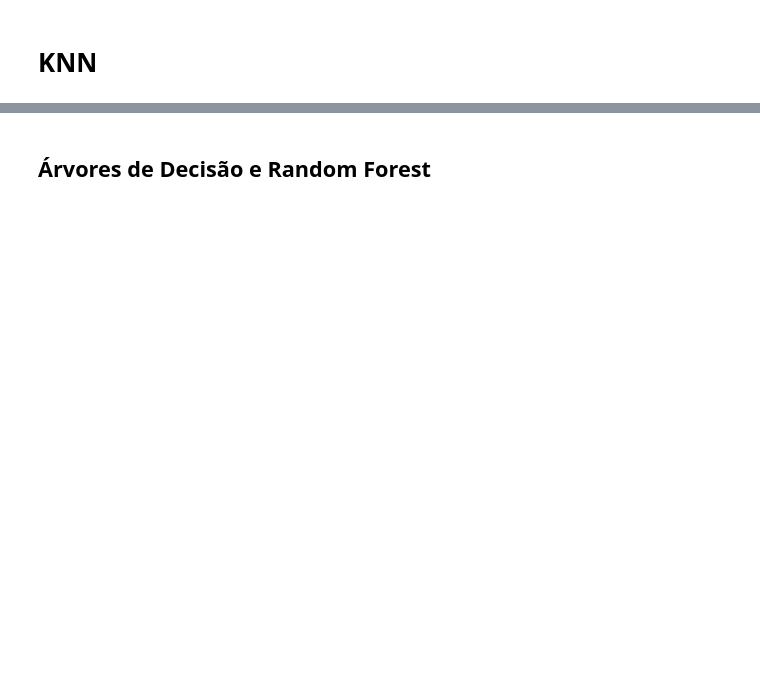
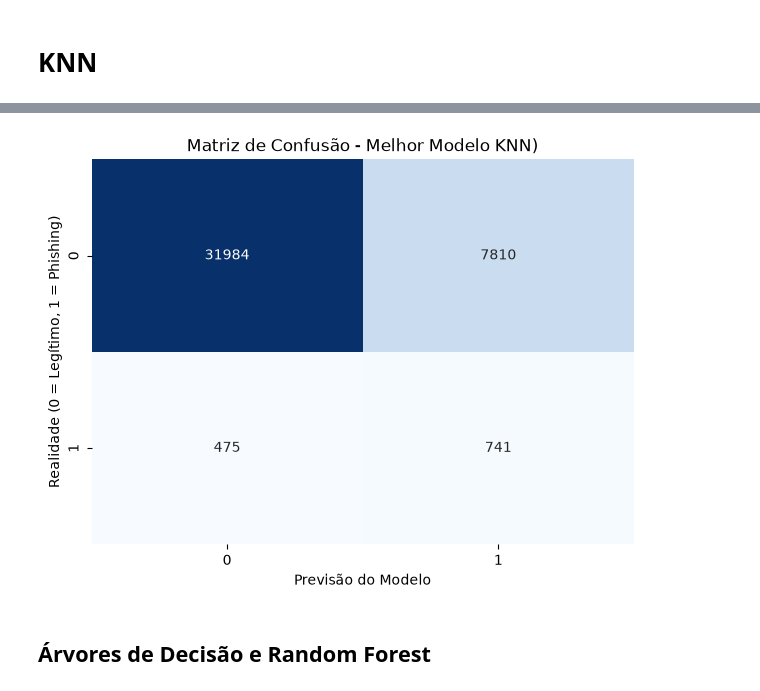
Before and after one commit to lfsdaros/Email_Phishing_Detector_POLI, a Jupyter notebook: Phishing_Detector.ipynb, the cells around one changed output, grey strips where cells are left out. Saved outputs shown, nothing was run; the diff lists cells and outputs as text; code cells hidden in the pictures; blank space fills up the shorter version.

Commit message:
Ajuste do balanceamento das classes e refatoração dos modelos (KNN, DecisionTree e RandomForest). Ajuste de logs e ouputs

```diff
--- a/Phishing_Detector.ipynb
+++ b/Phishing_Detector.ipynb
@@ -135,6 +149,7 @@ valores_k = [1, 3, 5, 7, 9, 11, 13, 15]
 metricas = ['euclidean', 'manhattan']
 # %%
 resultados = []
+
 
 for metrica in metricas:
     for k in valores_k:
@@ -154,9 +169,9 @@ for metrica in metricas:
             y_pred = modelo.predict(X_teste)
 
             accs.append(accuracy_score(y_teste, y_pred))
-            precs.append(precision_score(y_teste, y_pred, average='weighted'))
-            recalls.append(recall_score(y_teste, y_pred, average='weighted'))
-            f1s.append(f1_score(y_teste, y_pred, average='weighted'))
+            precs.append(precision_score(y_teste, y_pred, average='binary', pos_label=1))
+            recalls.append(recall_score(y_teste, y_pred, average='binary', pos_label=1))
+            f1s.append(f1_score(y_teste, y_pred, average='binary', pos_label=1))
 
         resultados.append({
             'Metrica': metrica,
@@ -260,0 +186,11 @@ plt.show()
+# %%
+df = pd.DataFrame(resultados)
+
+# 5 melhores combinações
+print("--- Top 5 Modelos KNN (Ordenados por Maior Recall) ---")
+df_ordenado = df.sort_values(by='Recall', ascending=False)
+display(df_ordenado.head())
+
+# Pegando os hiperparâmetros do modelo vencedor (1ª linha da tabela)
+melhor_k = df_ordenado.iloc[0]['K']
+melhor_metrica = df_ordenado.iloc[0]['Metrica']
@@ -261,2 +205,25 @@ plt.show()
+# %%
+# Fazendo o teste final no último fold
+ultimo_fold = dados_preparados[-1]
+X_treino_final = ultimo_fold['X_train']
+y_treino_final = ultimo_fold['y_train']
+X_teste_final = ultimo_fold['X_test']
+y_teste_final = ultimo_fold['y_test']
+
+# Treinando o modelo campeão
+modelo_campeao = KNeighborsClassifier(n_neighbors=melhor_k, metric=melhor_metrica)
+modelo_campeao.fit(X_treino_final, y_treino_final)
+y_pred_final = modelo_campeao.predict(X_teste_final)
+
+# Matriz de Confusão
+cm = confusion_matrix(y_teste_final, y_pred_final)
+plt.figure(figsize=(7,5))
+sns.heatmap(cm, annot=True, fmt='d', cmap='Blues', cbar=False)
+plt.title(f'Matriz de Confusão - Melhor Modelo KNN)')
+plt.ylabel('Realidade (0 = Legítimo, 1 = Phishing)')
+plt.xlabel('Previsão do Modelo')
+plt.show()
+# %% [output]
+[figure, added]
 # %% [markdown]
 ## Árvores de Decisão e Random Forest
```
Also changed, not shown: parts of 19 cells of this notebook.
